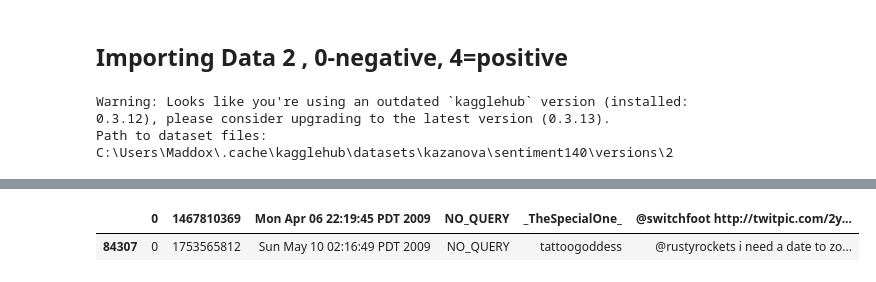
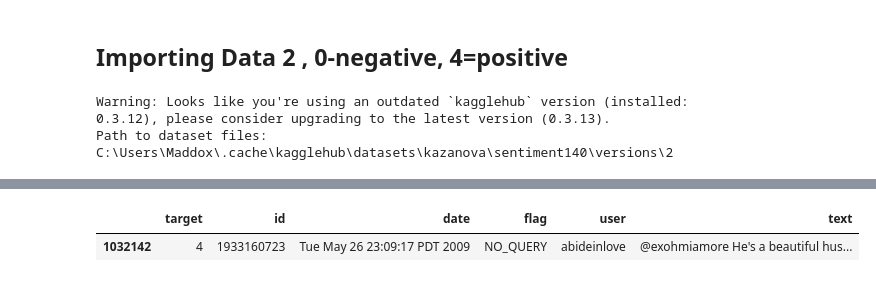
Before and after one commit to Maddox24425/Minor-Project, a Jupyter notebook: main.ipynb, the cells around one changed output, grey strips where cells are left out. Saved outputs shown, nothing was run; the diff lists cells and outputs as text; code cells hidden in the pictures.

```diff
--- a/main.ipynb
+++ b/main.ipynb
@@ -218,8 +218,12 @@ Data columns (total 6 columns):
 dtypes: int64(2), object(4)
 memory usage: 73.2+ MB
 None
-# %%
-display(df5.sample())
-# %% [output]
-|  | 0 | 1467810369 | Mon Apr 06 22:19:45 PDT 2009 | NO_QUERY | _TheSpecialOne_ | @switchfoot http://twitpic.com/2y... |
-| 84307 | 0 | 1753565812 | Sun May 10 02:16:49 PDT 2009 | NO_QUERY | tattoogoddess | @rustyrockets i need a date to zo... |
+# %%
+#renaming columns
+cols=['target','id','date', 'flag', 'user','text']
+df5 = pd.read_csv(fullpath, names=cols, encoding="iso-8859-1")
+df_data=df5
+display(df_data.sample())
+# %% [output]
+|  | target | id | date | flag | user | text |
+| 1032142 | 4 | 1933160723 | Tue May 26 23:09:17 PDT 2009 | NO_QUERY | abideinlove | @exohmiamore He's a beautiful hus... |
```
Also changed, not shown: parts of 15 cells of this notebook.
